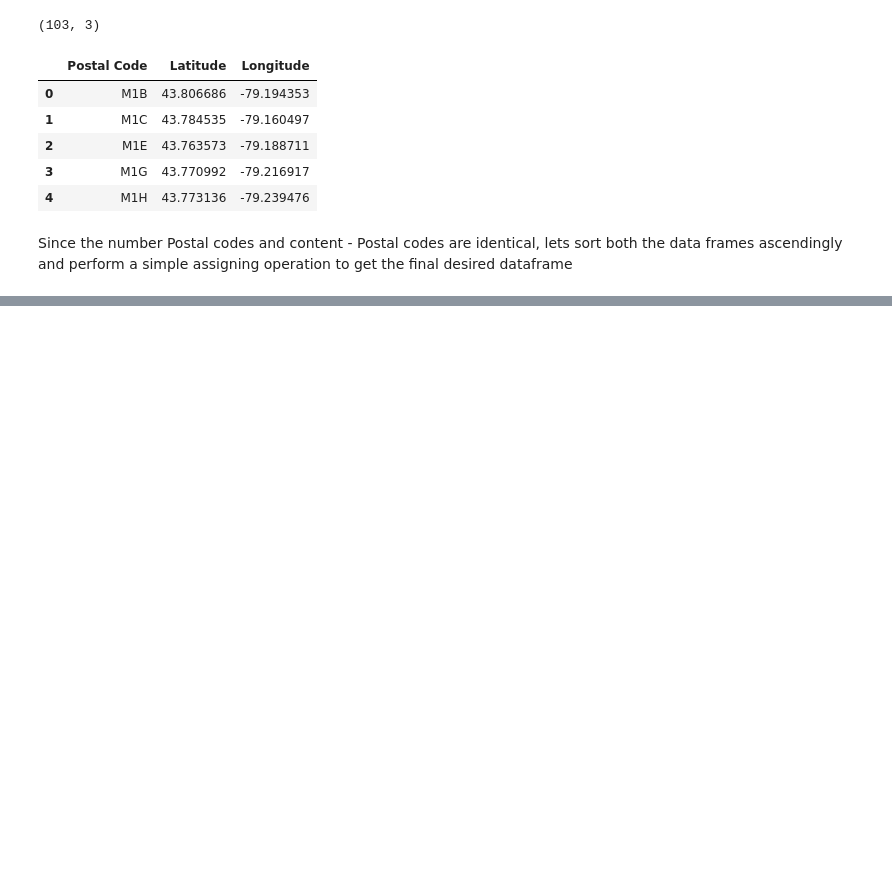
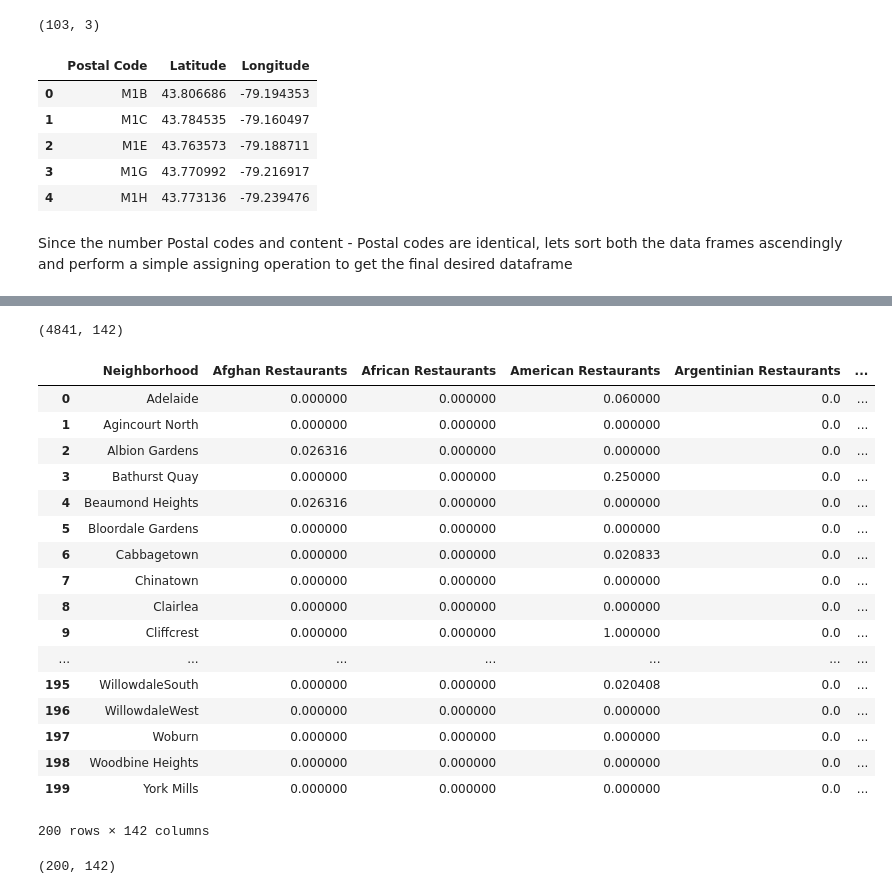
Before and after one commit to ParthRaj22/Battle-of-Neighborhoods, a Jupyter notebook: Battle of Neighborhoods.ipynb, the cells around one changed output, grey strips where cells are left out. Cells and saved outputs as stored; diff of their text form; code cells hidden in the pictures; blank space fills up the shorter version.

```diff
--- a/Battle of Neighborhoods.ipynb
+++ b/Battle of Neighborhoods.ipynb
@@ -119,0 +343,12 @@ neighborhoods
+# %%
+# one hot encoding
+Toronto_onehot = pd.get_dummies(Toronto_restaurants[['Venue Category']], prefix="", prefix_sep="")
+
+# add neighborhood column back to dataframe
+Toronto_onehot['Neighborhood'] = Toronto_restaurants['Neighborhood']
+
+# move neighborhood column to the first column
+fixed_columns = [Toronto_onehot.columns[-1]] + list(Toronto_onehot.columns[:-1])
+Toronto_onehot = Toronto_onehot[fixed_columns]
+
+Toronto_onehot.head()
@@ -119,0 +363,30 @@ neighborhoods
+# %%
+Toronto_onehot.shape
+# %% [output]
+(4841, 142)
+# %%
+Toronto_grouped = Toronto_onehot.groupby('Neighborhood').mean().reset_index()
+Toronto_grouped
+# %% [output]
+|  | Neighborhood | Afghan Restaurants | African Restaurants | American Restaurants | Argentinian Restaurants | ... |
+| 0 | Adelaide | 0.000000 | 0.000000 | 0.060000 | 0.0 | ... |
+| 1 | Agincourt North | 0.000000 | 0.000000 | 0.000000 | 0.0 | ... |
+| 2 | Albion Gardens | 0.026316 | 0.000000 | 0.000000 | 0.0 | ... |
+| 3 | Bathurst Quay | 0.000000 | 0.000000 | 0.250000 | 0.0 | ... |
+| 4 | Beaumond Heights | 0.026316 | 0.000000 | 0.000000 | 0.0 | ... |
+| 5 | Bloordale Gardens | 0.000000 | 0.000000 | 0.000000 | 0.0 | ... |
+| 6 | Cabbagetown | 0.000000 | 0.000000 | 0.020833 | 0.0 | ... |
+| 7 | Chinatown | 0.000000 | 0.000000 | 0.000000 | 0.0 | ... |
+| 8 | Clairlea | 0.000000 | 0.000000 | 0.000000 | 0.0 | ... |
+| 9 | Cliffcrest | 0.000000 | 0.000000 | 1.000000 | 0.0 | ... |
+| ... | ... | ... | ... | ... | ... | ... |
+| 195 | WillowdaleSouth | 0.000000 | 0.000000 | 0.020408 | 0.0 | ... |
+| 196 | WillowdaleWest | 0.000000 | 0.000000 | 0.000000 | 0.0 | ... |
+| 197 | Woburn | 0.000000 | 0.000000 | 0.000000 | 0.0 | ... |
+| 198 | Woodbine Heights | 0.000000 | 0.000000 | 0.000000 | 0.0 | ... |
+| 199 | York Mills | 0.000000 | 0.000000 | 0.000000 | 0.0 | ... |
+200 rows × 142 columns
+# %%
+Toronto_grouped.shape
+# %% [output]
+(200, 142)
```
Also changed, not shown: parts of 58 cells of this notebook.
